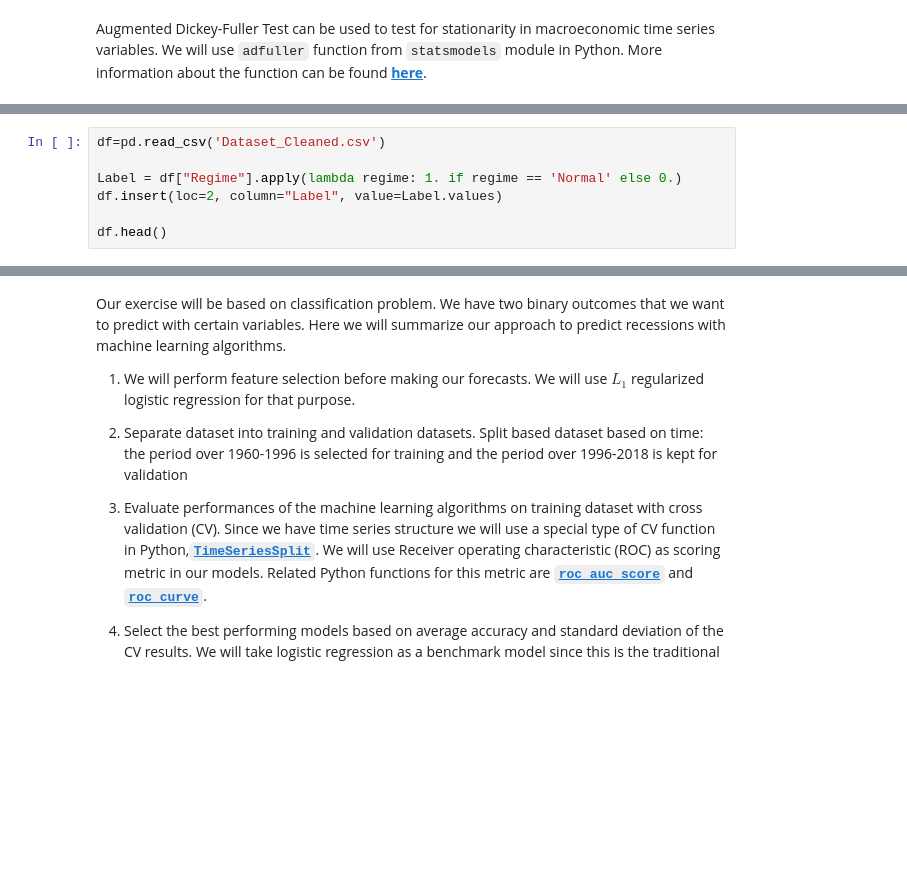
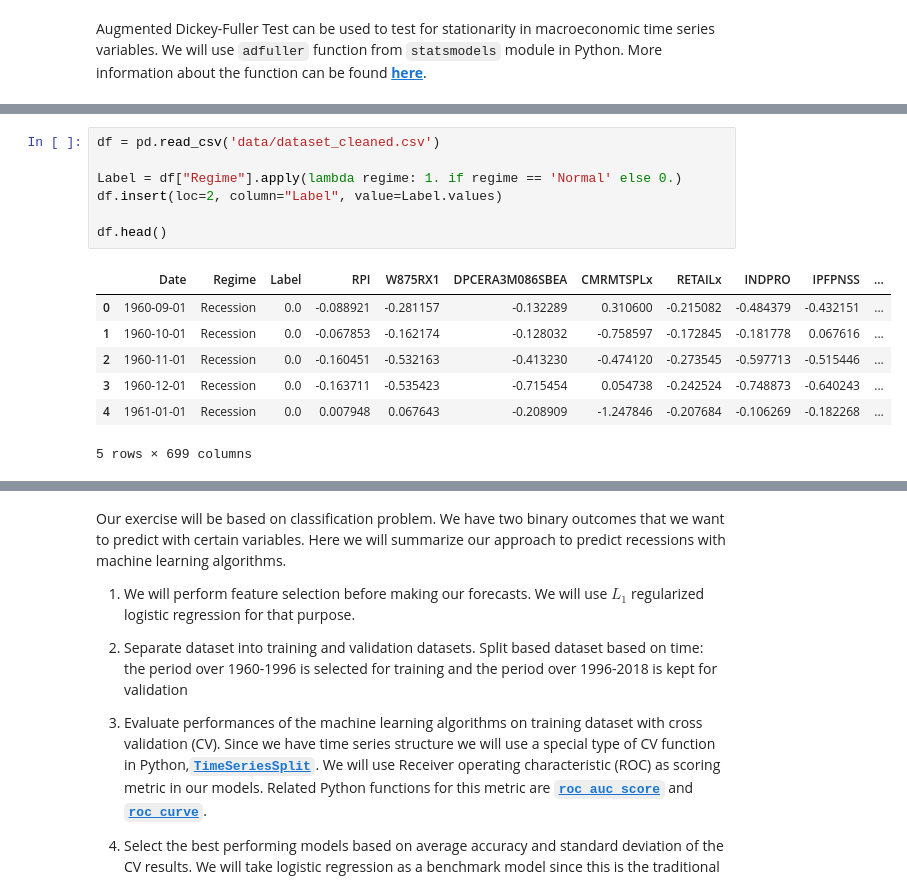
Before and after one commit to atkrish0/regime-shift-forecasting, a Jupyter notebook: RSF.ipynb, the cells around one changed output, grey strips where cells are left out. Cells and saved outputs as stored; diff of their text form; blank space fills up the shorter version.

```diff
--- a/RSF.ipynb
+++ b/RSF.ipynb
@@ -169,9 +189,17 @@ warnings.filterwarnings('ignore')
 # %%
-df=pd.read_csv('Dataset_Cleaned.csv')
+df = pd.read_csv('data/dataset_cleaned.csv')
 
 Label = df["Regime"].apply(lambda regime: 1. if regime == 'Normal' else 0.)
 df.insert(loc=2, column="Label", value=Label.values)
 
 df.head()
+# %% [output]
+|  | Date | Regime | Label | RPI | W875RX1 | DPCERA3M086SBEA | CMRMTSPLx | RETAILx | INDPRO | IPFPNSS | ... |
+| 0 | 1960-09-01 | Recession | 0.0 | -0.088921 | -0.281157 | -0.132289 | 0.310600 | -0.215082 | -0.484379 | -0.432151 | ... |
+| 1 | 1960-10-01 | Recession | 0.0 | -0.067853 | -0.162174 | -0.128032 | -0.758597 | -0.172845 | -0.181778 | 0.067616 | ... |
+| 2 | 1960-11-01 | Recession | 0.0 | -0.160451 | -0.532163 | -0.413230 | -0.474120 | -0.273545 | -0.597713 | -0.515446 | ... |
+| 3 | 1960-12-01 | Recession | 0.0 | -0.163711 | -0.535423 | -0.715454 | 0.054738 | -0.242524 | -0.748873 | -0.640243 | ... |
+| 4 | 1961-01-01 | Recession | 0.0 | 0.007948 | 0.067643 | -0.208909 | -1.247846 | -0.207684 | -0.106269 | -0.182268 | ... |
+5 rows × 699 columns
 # %%
 df.tail()
```
Also changed, not shown: parts of 38 cells of this notebook, 2 other files.
